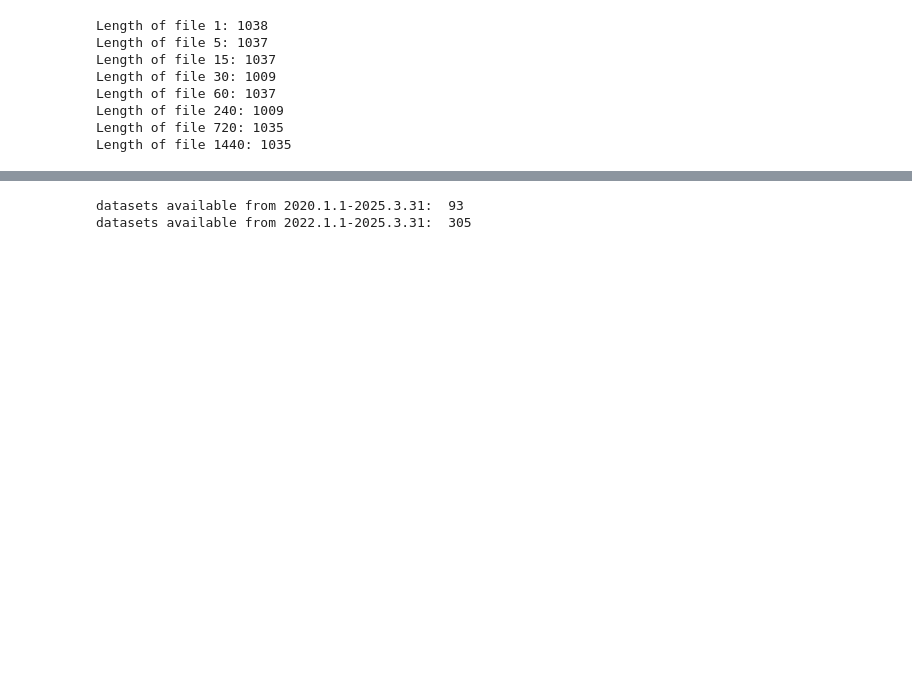
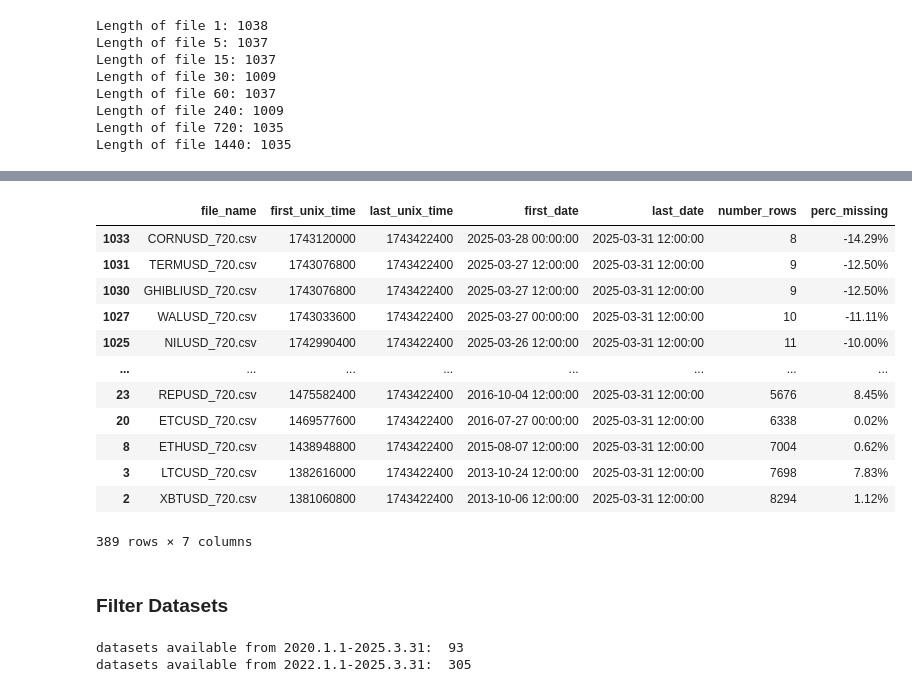
Before and after one commit to Xinxin-m/MSE349, a Jupyter notebook: kraken.ipynb, the cells around one changed output, grey strips where cells are left out. Saved outputs shown, nothing was run; the diff lists cells and outputs as text; code cells hidden in the pictures; blank space fills up the shorter version.

```diff
--- a/kraken.ipynb
+++ b/kraken.ipynb
@@ -284,0 +288,34 @@ df60.head()
+# %%
+# Extract files with 'USD_' from summmary, sort by decending 'first_unix_time'
+
+def filter_summary(number: int):
+    """
+    Sort and summarize USD_ files by first_unix_time in descending order and save to CSV.
+
+    Args:
+        number: The number to filter files by (e.g. 60 or 720)
+    """
+    # Read the summary file
+    summary_file = f"Kraken_OHLCVT_summary/csv_file_summary.csv_{number}.csv"
+    df = pd.read_csv(summary_file)
+
+    # Filter for USD_ files and sort by first_unix_time in descending order
+    summary = df[df['file_name'].str.contains('USD_')].sort_values('first_unix_time', ascending=False)
+
+    # Format the missing percentage to 2 decimal places
+    summary['perc_missing'] = summary['perc_missing'].map('{:.2f}%'.format)
+
+    # Save to CSV
+    output_file = f"Kraken_OHLCVT_summary/USD_{number}_summary.csv"
+    summary.to_csv(output_file, index=False)
+
+    # Print the summary
+    print(f"\nSummary of USD_ files (sorted by start date):")
+    print(f"Total number of USD_ files: {len(summary)}")
+    print(f"Summary saved to: {output_file}")
+    print("\n", summary.to_string(index=False))
+
+    return summary
+# %%
+filter_summary(720)
+# %% [output]
@@ -285,3 +339,18 @@ df60.head()
+|  | file_name | first_unix_time | last_unix_time | first_date | last_date | number_rows | perc_missing |
+| 1033 | CORNUSD_720.csv | 1743120000 | 1743422400 | 2025-03-28 00:00:00 | 2025-03-31 12:00:00 | 8 | -14.29% |
+| 1031 | TERMUSD_720.csv | 1743076800 | 1743422400 | 2025-03-27 12:00:00 | 2025-03-31 12:00:00 | 9 | -12.50% |
+| 1030 | GHIBLIUSD_720.csv | 1743076800 | 1743422400 | 2025-03-27 12:00:00 | 2025-03-31 12:00:00 | 9 | -12.50% |
+| 1027 | WALUSD_720.csv | 1743033600 | 1743422400 | 2025-03-27 00:00:00 | 2025-03-31 12:00:00 | 10 | -11.11% |
+| 1025 | NILUSD_720.csv | 1742990400 | 1743422400 | 2025-03-26 12:00:00 | 2025-03-31 12:00:00 | 11 | -10.00% |
+| ... | ... | ... | ... | ... | ... | ... | ... |
+| 23 | REPUSD_720.csv | 1475582400 | 1743422400 | 2016-10-04 12:00:00 | 2025-03-31 12:00:00 | 5676 | 8.45% |
+| 20 | ETCUSD_720.csv | 1469577600 | 1743422400 | 2016-07-27 00:00:00 | 2025-03-31 12:00:00 | 6338 | 0.02% |
+| 8 | ETHUSD_720.csv | 1438948800 | 1743422400 | 2015-08-07 12:00:00 | 2025-03-31 12:00:00 | 7004 | 0.62% |
+| 3 | LTCUSD_720.csv | 1382616000 | 1743422400 | 2013-10-24 12:00:00 | 2025-03-31 12:00:00 | 7698 | 7.83% |
+| 2 | XBTUSD_720.csv | 1381060800 | 1743422400 | 2013-10-06 12:00:00 | 2025-03-31 12:00:00 | 8294 | 1.12% |
+389 rows × 7 columns
+# %% [markdown]
+### Filter Datasets
 # %%
 import pandas as pd
 
```
Also changed, not shown: parts of 12 cells of this notebook, 52 other files.
